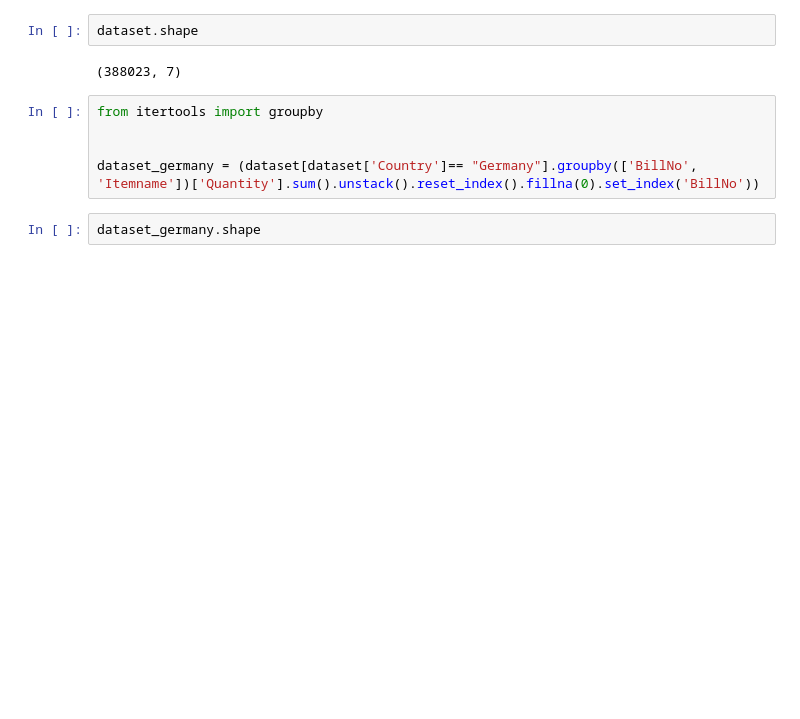
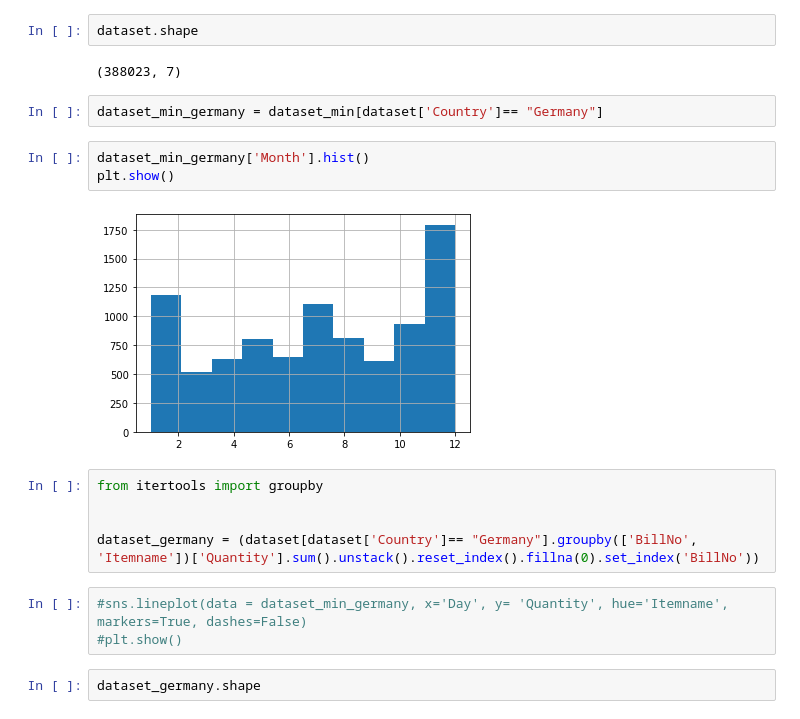
Before and after one commit to natia101/FINAL-PROJECT, a Jupyter notebook: src/explore_market-basket-analysis.ipynb, the cells around one changed output. Drawn from its saved outputs; the diff is of its cells as text; blank space fills up the shorter version.

```diff
--- a/src/explore_market-basket-analysis.ipynb
+++ b/src/explore_market-basket-analysis.ipynb
@@ -441,11 +444,21 @@ plt.show()
 dataset.shape
 # %% [output]
 (388023, 7)
+# %%
+dataset_min_germany = dataset_min[dataset['Country']== "Germany"]
+# %%
+dataset_min_germany['Month'].hist()
+plt.show()
+# %% [output]
+[figure, added]
 # %%
 from itertools import groupby
 
 
 dataset_germany = (dataset[dataset['Country']== "Germany"].groupby(['BillNo', 'Itemname'])['Quantity'].sum().unstack().reset_index().fillna(0).set_index('BillNo'))
+# %%
+#sns.lineplot(data = dataset_min_germany, x='Day', y= 'Quantity', hue='Itemname', markers=True, dashes=False)
+#plt.show()
 # %%
 dataset_germany.shape
 # %% [output]
```
